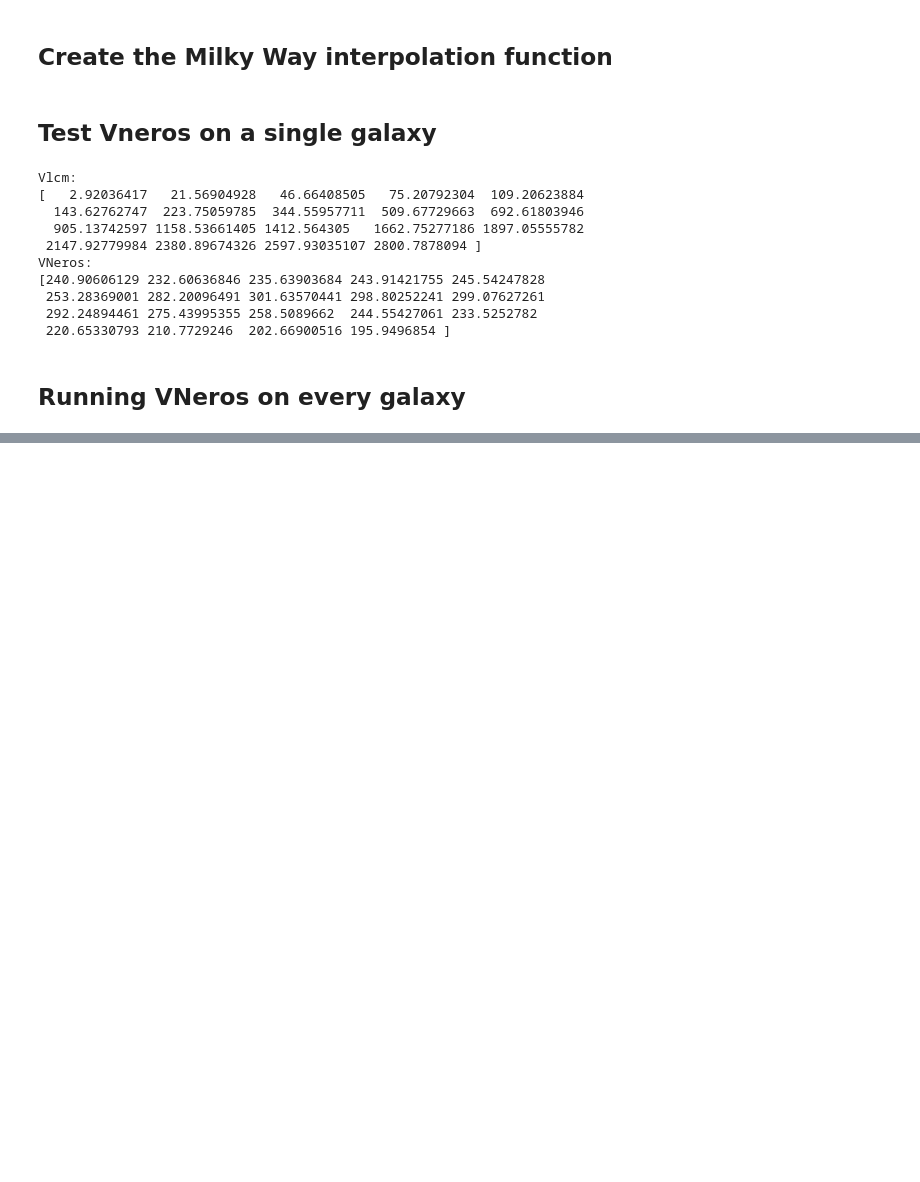
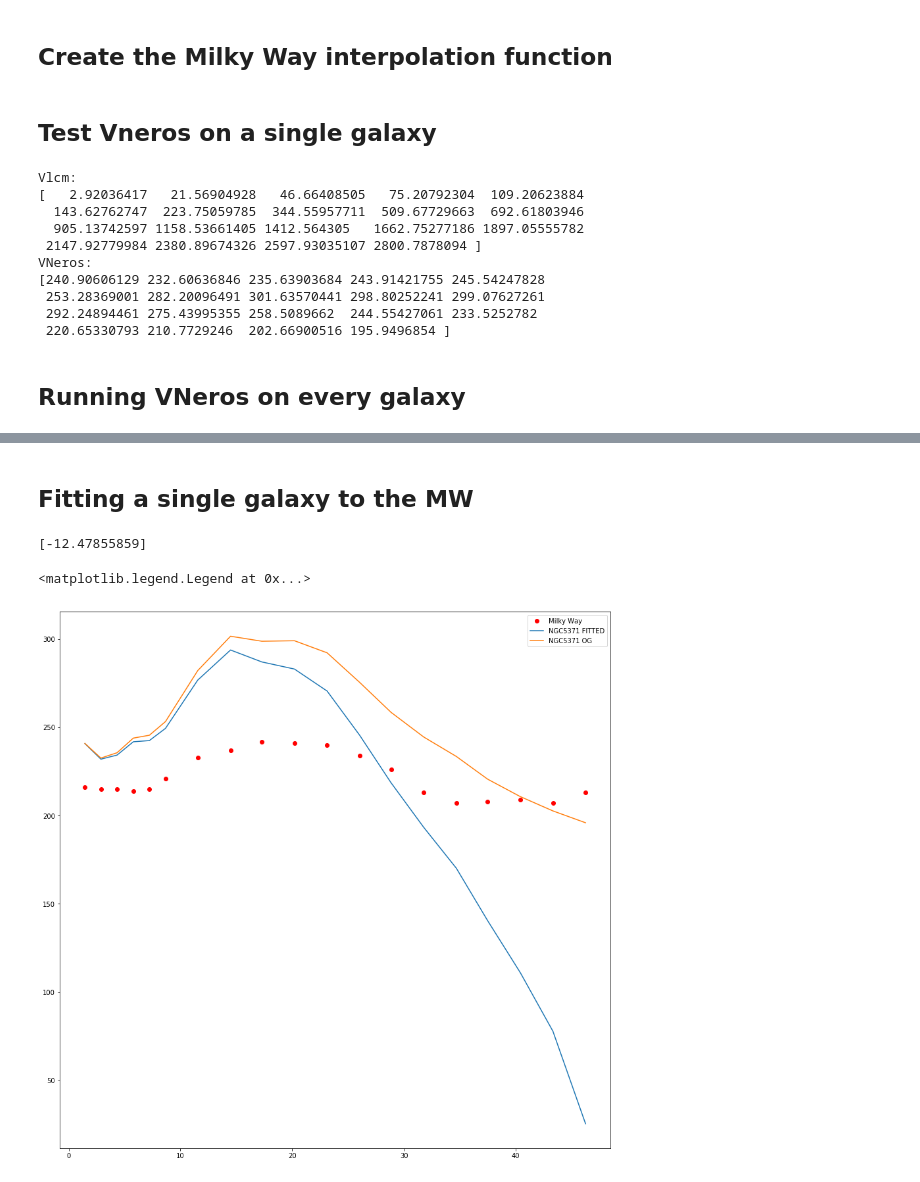
Before and after one commit to Cisneros-Galaxy/RCFM, a Jupyter notebook: Model.ipynb, the cells around one changed output, grey strips where cells are left out. Cells and saved outputs as stored; diff of their text form; code cells hidden in the pictures; blank space fills up the shorter version.

Commit message:
added fitting

```diff
--- a/Model.ipynb
+++ b/Model.ipynb
@@ -88,0 +90,26 @@ ax.legend(loc="upper right")
+# %% [markdown]
+## Fitting a single galaxy to the MW
+# %%
+f, ax = plt.subplots(1, figsize=(15,15))
+# Plot Vlum for the Milky Way
+ax.plot(NGC5371_rad, NGC5371_Vobs, 'ro', label='Milky Way')
+# Fit another galaxy to the Milky Way
+def simple(independents,alpha):
+    rad,vLum = independents
+    vLcm = Neros.Vlcm(rad, MW_Vlum_interp_func(rad), vLum)
+    return Neros.vNeros(vLum, vLcm, alpha)
+
+vals, cov = curve_fit(simple,(NGC5371_rad, NGC5371_Vlum),MW_Vlum_interp_func(NGC5371_rad))
+print(vals)
+# freeParam = 10**6
+vLcm = Neros.Vlcm(NGC5371_rad, MW_Vlum_interp_func(NGC5371_rad), NGC5371_Vlum )
+vNerosFitted = Neros.vNeros(NGC5371_Vlum, vLcm, vals[0])
+ax.plot(NGC5371_rad, vNerosFitted, label='NGC5371 FITTED')
+vNerosOG = Neros.vNeros(NGC5371_Vlum, vLcm, 1)
+ax.plot(NGC5371_rad, vNerosOG, label='NGC5371 OG')
+
+ax.legend(loc="upper right")
+# %% [output]
+[-12.47855859]
+<matplotlib.legend.Legend at 0x...>
+[figure, added]
```
Also changed, not shown: parts of 2 cells of this notebook, 1 other file.
